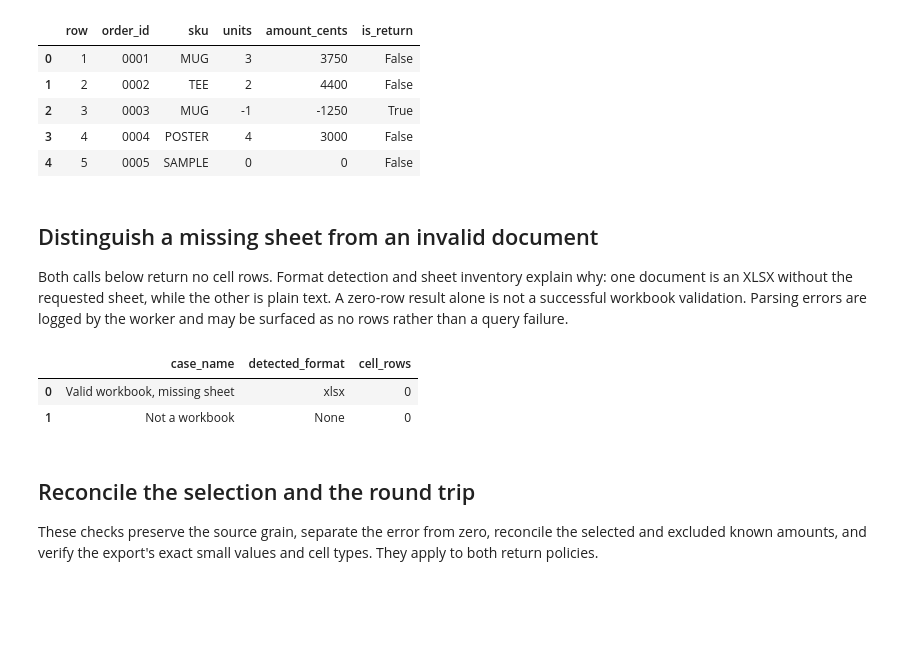
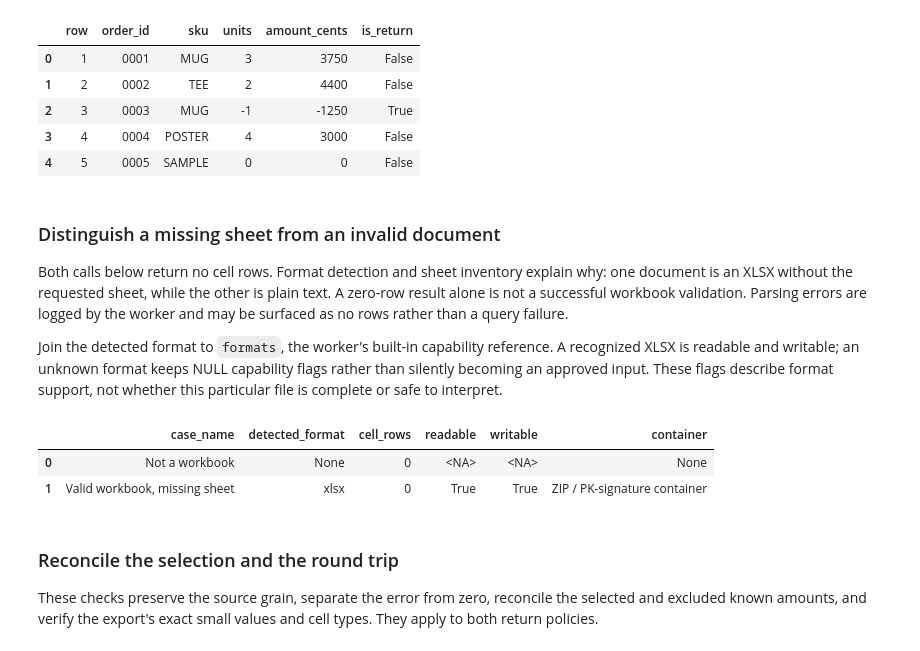
Before and after one commit to Query-farm/vgi-poi, a Jupyter notebook: notebooks/01_separate_spreadsheet_details_from_totals.ipynb, the cells around one changed output. Cells and saved outputs as stored; diff of their text form; code cells hidden in the pictures; blank space fills up the shorter version.

Commit message:
Standardize Excel workbook notebook with portable release setup and SVG results [skip ci]

```diff
--- a/notebooks/01_separate_spreadsheet_details_from_totals.ipynb
+++ b/notebooks/01_separate_spreadsheet_details_from_totals.ipynb
@@ -367,29 +318,36 @@ SELECT * FROM roundtrip_rows ORDER BY order_id;
 | 3 | 4 | 0004 | POSTER | 4 | 3000 | False |
 | 4 | 5 | 0005 | SAMPLE | 0 | 0 | False |
 # %% [markdown]
-## Distinguish a missing sheet from an invalid document
+### Distinguish a missing sheet from an invalid document
 
 Both calls below return no cell rows. Format detection and sheet inventory explain
 why: one document is an XLSX without the requested sheet, while the other is plain
 text. A zero-row result alone is not a successful workbook validation. Parsing errors
 are logged by the worker and may be surfaced as no rows rather than a query failure.
+
+Join the detected format to `formats`, the worker's built-in capability reference.
+A recognized XLSX is readable and writable; an unknown format keeps NULL capability
+flags rather than silently becoming an approved input. These flags describe format
+support, not whether this particular file is complete or safe to interpret.
 # %%
 %%sql
 CREATE TABLE input_diagnostics AS
 SELECT 'Valid workbook, missing sheet' AS case_name,
  excel.main.detect_excel((SELECT content FROM read_blob('assets/synthetic-orders.xlsx'))) AS detected_format,
  (SELECT count(*) FROM excel.main.read_excel('assets/synthetic-orders.xlsx',sheet := 'Missing')) AS cell_rows
 UNION ALL
 SELECT 'Not a workbook',
  excel.main.detect_excel((SELECT content FROM read_blob('assets/not-a-workbook.txt'))),
  (SELECT count(*) FROM excel.main.read_excel('assets/not-a-workbook.txt'));
-SELECT * FROM input_diagnostics;
+SELECT d.case_name,d.detected_format,d.cell_rows,f.readable,f.writable,f.container
+FROM input_diagnostics d LEFT JOIN excel.main.formats f
+ ON d.detected_format=f.format ORDER BY d.case_name;
 # %% [output]
-|  | case_name | detected_format | cell_rows |
-| 0 | Valid workbook, missing sheet | xlsx | 0 |
-| 1 | Not a workbook | None | 0 |
+|  | case_name | detected_format | cell_rows | readable | writable | container |
+| 0 | Not a workbook | None | 0 | <NA> | <NA> | None |
+| 1 | Valid workbook, missing sheet | xlsx | 0 | True | True | ZIP / PK-signature container |
 # %% [markdown]
-## Reconcile the selection and the round trip
+### Reconcile the selection and the round trip
 
 These checks preserve the source grain, separate the error from zero, reconcile the
 selected and excluded known amounts, and verify the export's exact small values and
```
Also changed, not shown: parts of 21 cells of this notebook, 12 other files.
